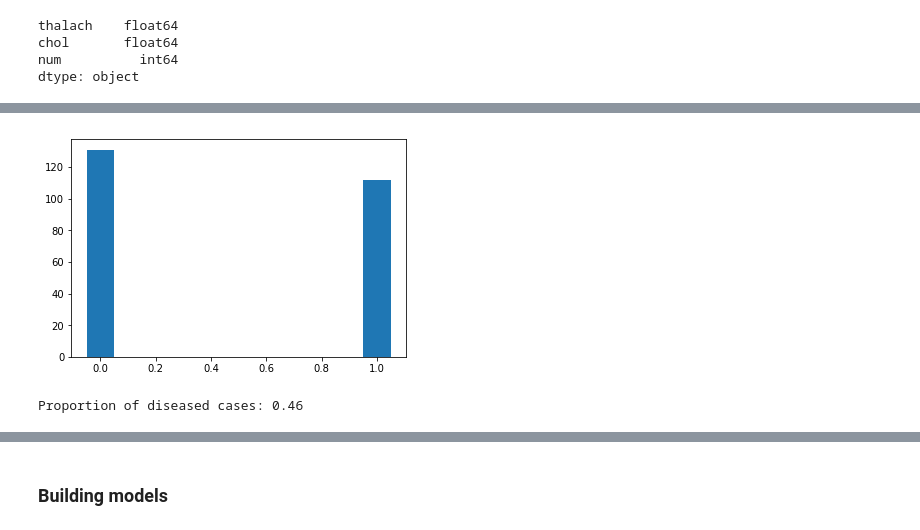
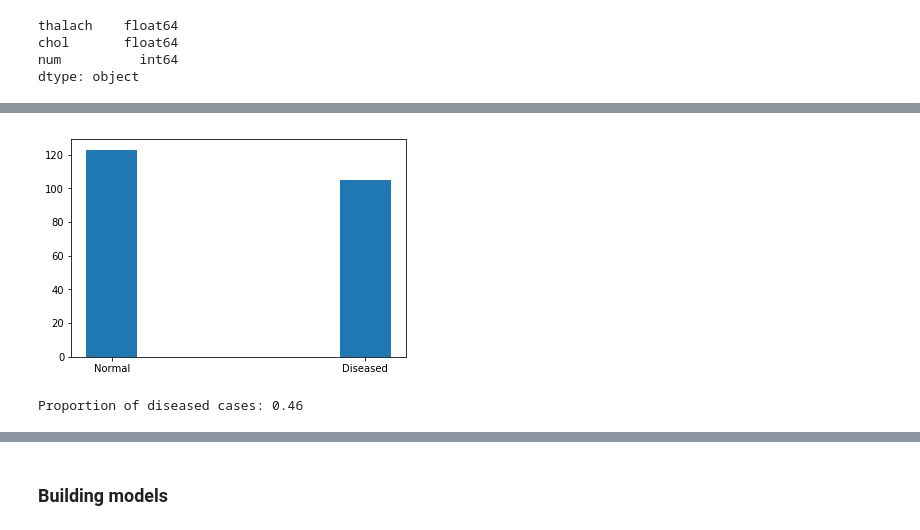
Before and after one commit to Thilakraj1998/heart-disease-classification, a Jupyter notebook: decisiontrees.ipynb, the cells around one changed output, grey strips where cells are left out. Cells and saved outputs as stored; diff of their text form; code cells hidden in the pictures.

```diff
--- a/decisiontrees.ipynb
+++ b/decisiontrees.ipynb
@@ -17,5 +50,5 @@ from mlxtend.plotting import plot_decision_regions
 # %%
 #Read train and test datasets
-traindf = pd.read_csv("train.csv")
-testdf = pd.read_csv("test.csv")
+traindf = pd.read_csv("../train.csv")
+testdf = pd.read_csv("../test.csv")
 # %%
@@ -60,12 +103,13 @@ plt.show()
 # %%
 #Check how balanced the training set is
 unique_classes,counts = np.unique(y_train,return_counts = True)
-unique_counts = dict(zip(unique_classes,counts))
+class_names = ["Normal","Diseased"]
 
-plt.bar(unique_classes,counts, width = 0.1)
+
+plt.bar(class_names, counts, width = 0.2)
 plt.show()
 
-print("Proportion of diseased cases: {}".format(round(unique_counts[1.0]/len(y_train),2)))
+print("Proportion of diseased cases: {}".format(round(counts[1]/len(y_train),2)))
 # %% [output]
-[figure, old version]
+[figure, new version]
 Proportion of diseased cases: 0.46
```
Also changed, not shown: parts of 60 cells of this notebook, 10 other files.
